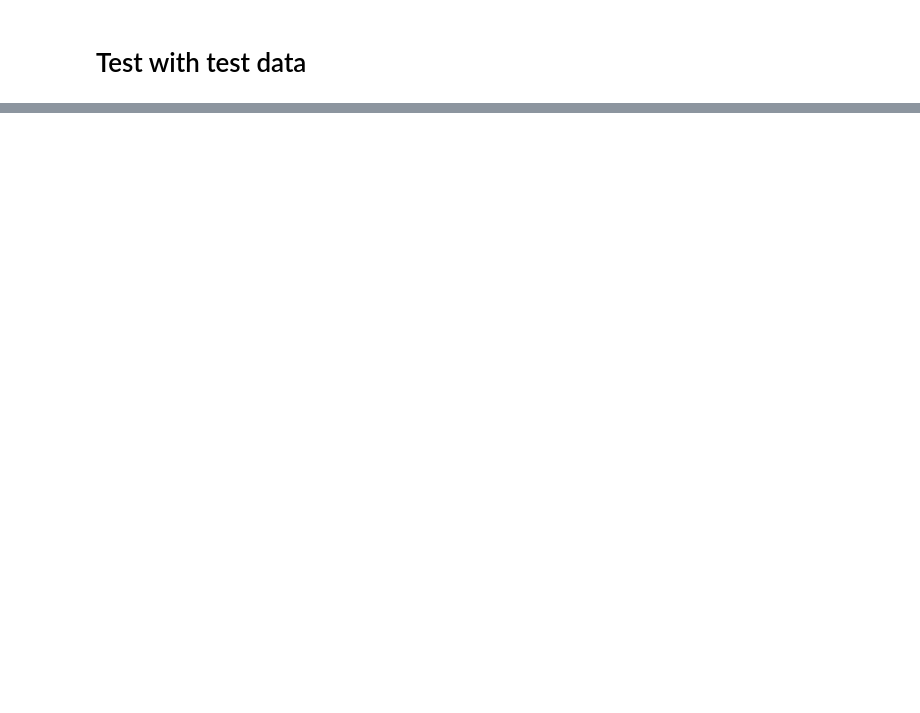
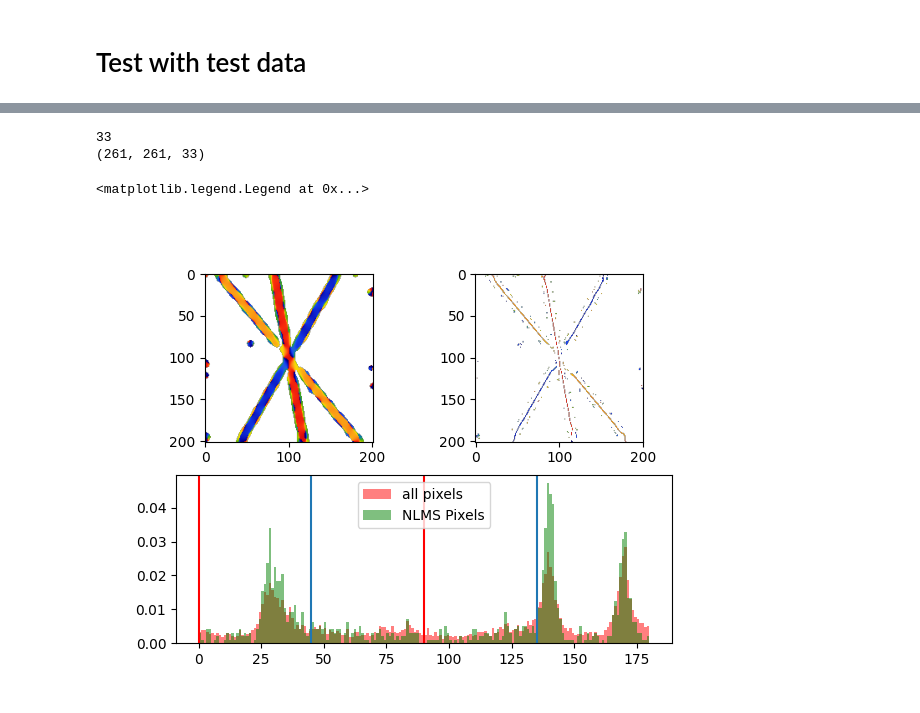
Before and after one commit to Staalduine/flow_analysis_comps, a Jupyter notebook: notebooks/run_AOS.ipynb, the cells around one changed output, grey strips where cells are left out. Cells and saved outputs as stored; diff of their text form; code cells hidden in the pictures; blank space fills up the shorter version.

```diff
--- a/notebooks/run_AOS.ipynb
+++ b/notebooks/run_AOS.ipynb
@@ -104,11 +84,11 @@ ax[1].imshow(test_crossing)
 # %%
 AOS_params = OSFilterParams(
-    space_frequency_center=.05,
+    space_frequency_center=0.05,
     # space_frequency_width=0.3,
-    orientation_accuracy=4,
+    orientation_accuracy=16,
     x_spacing=1,
     y_spacing=1,
-    padding=50
+    padding=30,
 )
 
 print(AOS_params.nr_of_samples)
@@ -120,3 +100,6 @@ print(filter_arrays.shape)
 
 angles_dict = AOS_manager.get_max_angles()
 nlms_mask = AOS_manager.nlms_simple_case()
+# %% [output]
+33
+(261, 261, 33)
@@ -133,17 +106,40 @@ nlms_orientation = np.where(nlms_mask, np.rad2deg(angles_dict), np.nan)
 # %%
 from flow_analysis_comps.visualizing.AOSFilterVisualizer import AOSVisualizer
 import numpy as np
 
+full_orientation = np.rad2deg(angles_dict)
+nlms_orientation = np.where(nlms_mask, np.rad2deg(angles_dict), np.nan)
 # angles_max_max = np.nanmax(angles_dict["angles_maxima"].real, axis=0)
 # print(angles_dict.keys())
 
-fig, ax = plt.subplot_mosaic([["Orientation", "NLMS_orientation"], ["Histograms", "Histograms"]])
+fig, ax = plt.subplot_mosaic(
+    [["Orientation", "NLMS_orientation"], ["Histograms", "Histograms"]]
+)
 ax["Orientation"].imshow(full_orientation, cmap=cc.cm.rainbow4, vmin=0, vmax=180)
 ax["NLMS_orientation"].imshow(nlms_orientation, cmap=cc.cm.rainbow4, vmin=0, vmax=180)
-ax["Histograms"].hist(full_orientation.flatten(), bins=180, range=(0, 180), density=True, alpha=.5, label="all pixels", color="red")
-ax["Histograms"].hist(nlms_orientation.flatten(), bins=180, range=(0, 180), density=True, alpha=.5, label="NLMS Pixels", color="green")
+ax["Histograms"].hist(
+    full_orientation.flatten(),
+    bins=180,
+    range=(0, 180),
+    density=True,
+    alpha=0.5,
+    label="all pixels",
+    color="red",
+)
+ax["Histograms"].hist(
+    nlms_orientation.flatten(),
+    bins=180,
+    range=(0, 180),
+    density=True,
+    alpha=0.5,
+    label="NLMS Pixels",
+    color="green",
+)
 ax["Histograms"].axvline(45)
 ax["Histograms"].axvline(135)
 ax["Histograms"].axvline(single_line_angle, c="red")
-ax["Histograms"].axvline((single_line_angle+90) % 180, c="red")
+ax["Histograms"].axvline((single_line_angle + 90) % 180, c="red")
 ax["Histograms"].legend()
+# %% [output]
+<matplotlib.legend.Legend at 0x...>
+[figure, added]
```
Also changed, not shown: parts of 13 cells of this notebook, 1 other file.
